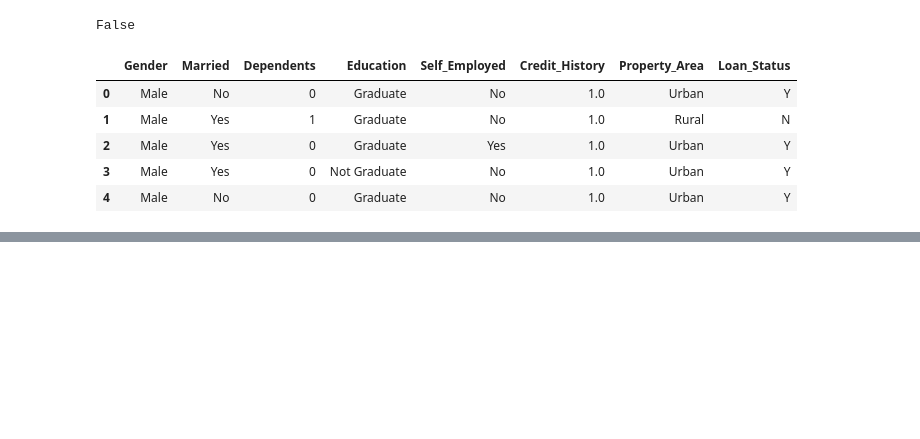
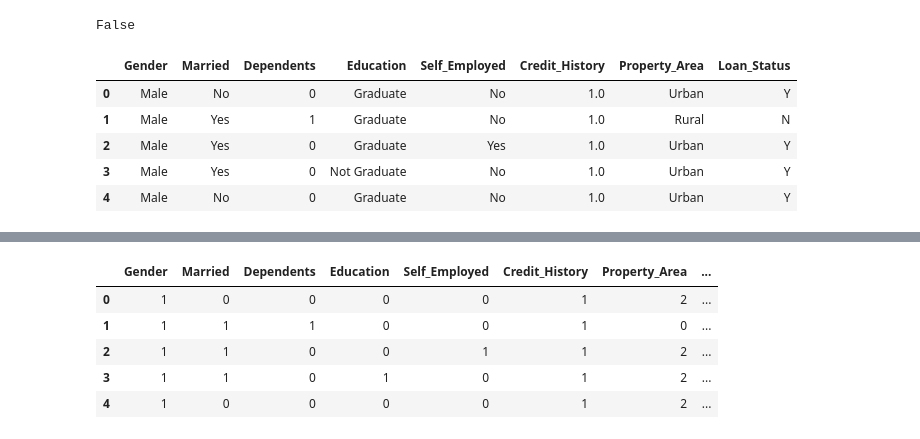
Before and after one commit to EmadKadra123/Project_From_Kaggle, a Jupyter notebook: loan-predction.ipynb, the cells around one changed output, grey strips where cells are left out. Drawn from its saved outputs; the diff is of its cells as text; code cells hidden in the pictures; blank space fills up the shorter version.

Commit message:
Kaggle Notebook | Loan Predction  | Version 4

```diff
--- a/loan-predction.ipynb
+++ b/loan-predction.ipynb
@@ -248,3 +248,13 @@ cat_data.head()
 | 2 | Male | Yes | 0 | Graduate | Yes | 1.0 | Urban | Y |
 | 3 | Male | Yes | 0 | Not Graduate | No | 1.0 | Urban | Y |
 | 4 | Male | No | 0 | Graduate | No | 1.0 | Urban | Y |
+# %%
+target_values = {'Y':0, 'N':1}
+
+target = cat_data['Loan_Status']
+cat_data.drop('Loan_Status',axis=1,inplace=True)
+
+target = target.map(target_values)
+# %%
+for i in cat_data:
+    cat_data[i] = le.fit_transform(cat_data[i])
@@ -250,0 +279,11 @@ cat_data.head()
+# %%
+df = pd.concat([cat_data,num_data,target],axis=1)
+# %%
+df.head()
+# %% [output]
+|  | Gender | Married | Dependents | Education | Self_Employed | Credit_History | Property_Area | ... |
+| 0 | 1 | 0 | 0 | 0 | 0 | 1 | 2 | ... |
+| 1 | 1 | 1 | 1 | 0 | 0 | 1 | 0 | ... |
+| 2 | 1 | 1 | 0 | 0 | 1 | 1 | 2 | ... |
+| 3 | 1 | 1 | 0 | 1 | 0 | 1 | 2 | ... |
+| 4 | 1 | 0 | 0 | 0 | 0 | 1 | 2 | ... |
```
Also changed, not shown: parts of 7 cells of this notebook.
